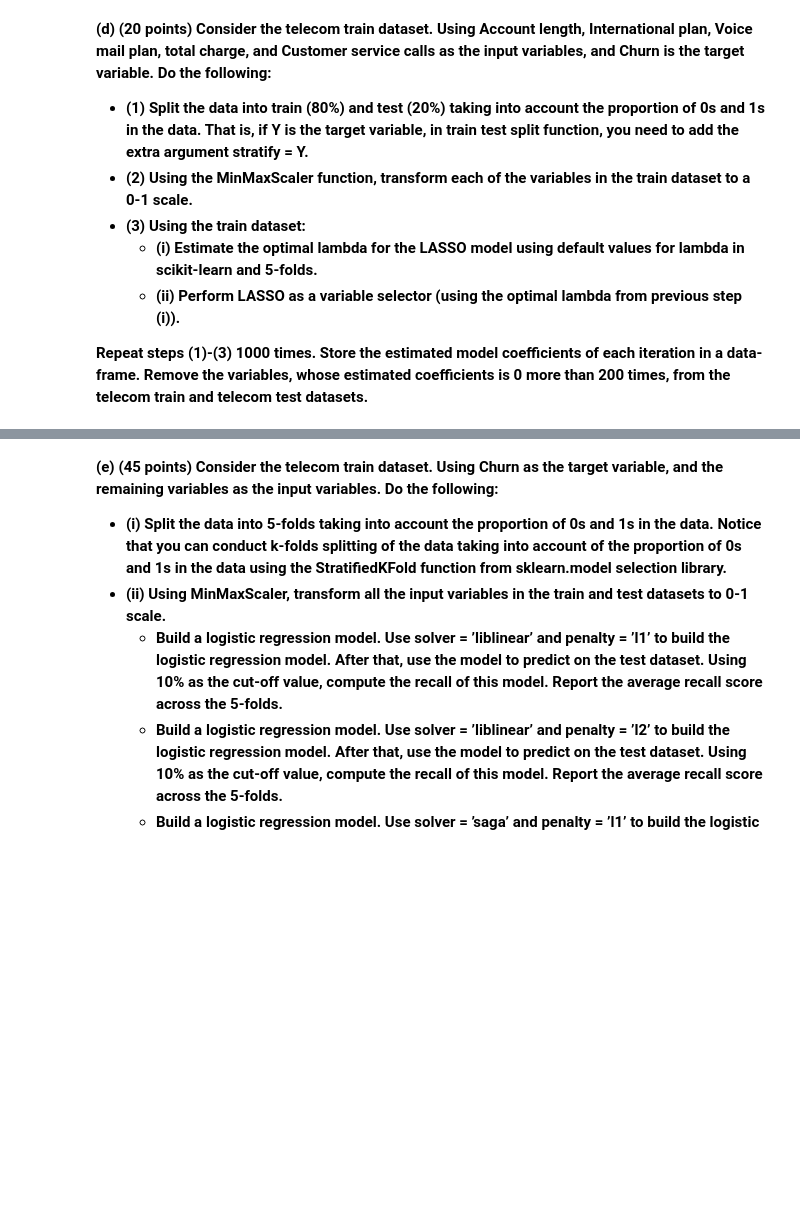
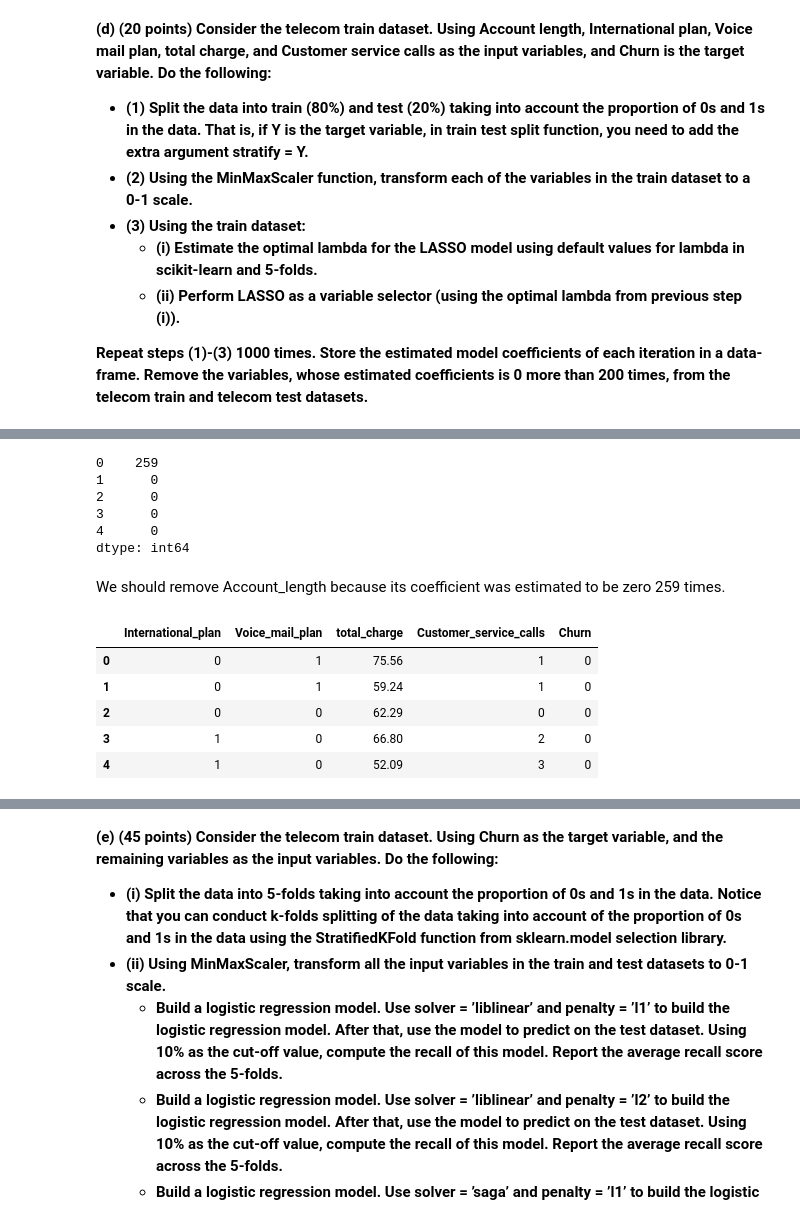
Before and after one commit to craigshaf50/DATA-445, a Jupyter notebook: Exams/Exam1/Exam1_Q2.ipynb, the cells around one changed output, grey strips where cells are left out. Saved outputs shown, nothing was run; the diff lists cells and outputs as text; code cells hidden in the pictures; blank space fills up the shorter version.

```diff
--- a/Exams/Exam1/Exam1_Q2.ipynb
+++ b/Exams/Exam1/Exam1_Q2.ipynb
@@ -133,0 +173,12 @@ y = telecom_train['Churn']
+# %%
+zeros = (coef_data ==0).sum()
+zeros
+# %% [output]
+0    259
+1      0
+2      0
+3      0
+4      0
+dtype: int64
+# %% [markdown]
+We should remove Account_length because its coefficient was estimated to be zero 259 times.
@@ -133,0 +188,9 @@ y = telecom_train['Churn']
+# %%
+telecom_train.head()
+# %% [output]
+|  | International_plan | Voice_mail_plan | total_charge | Customer_service_calls | Churn |
+| 0 | 0 | 1 | 75.56 | 1 | 0 |
+| 1 | 0 | 1 | 59.24 | 1 | 0 |
+| 2 | 0 | 0 | 62.29 | 0 | 0 |
+| 3 | 1 | 0 | 66.80 | 2 | 0 |
+| 4 | 1 | 0 | 52.09 | 3 | 0 |
```
Also changed, not shown: parts of 11 cells of this notebook, 1 other file.
